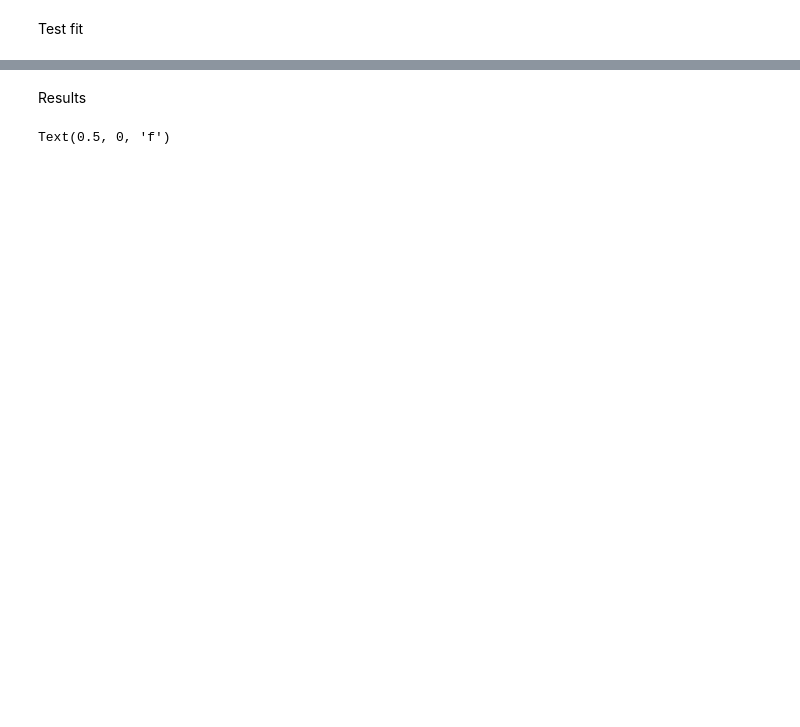
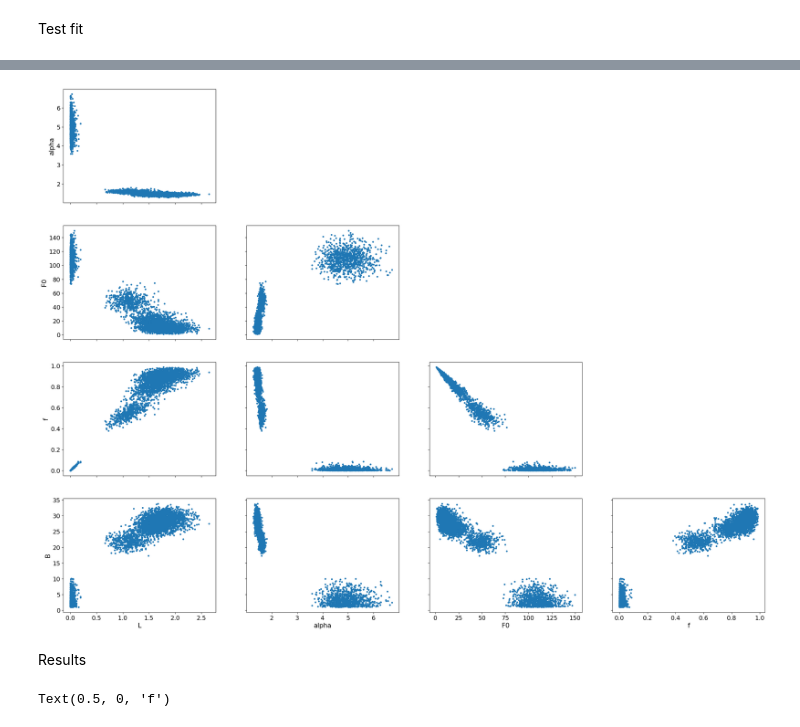
Before and after one commit to uhecr-project/uhecr_model, a Jupyter notebook: uhecr_model/paper_1/energy_loss/test_fancy_updates.ipynb, the cells around one changed output, grey strips where cells are left out. Drawn from its saved outputs; the diff is of its cells as text; code cells hidden in the pictures; blank space fills up the shorter version.

```diff
--- a/uhecr_model/paper_1/energy_loss/test_fancy_updates.ipynb
+++ b/uhecr_model/paper_1/energy_loss/test_fancy_updates.ipynb
@@ -151,3 +176,7 @@ Done!
+# %%
+arviz.plot_pair(fit, var_names=["L", "alpha", "F0", "f", "B"]);
+# %% [output]
+[figure, added]
 # %% [markdown]
 Results
 # %%
```
Also changed, not shown: parts of 8 cells of this notebook, 1 other file.
